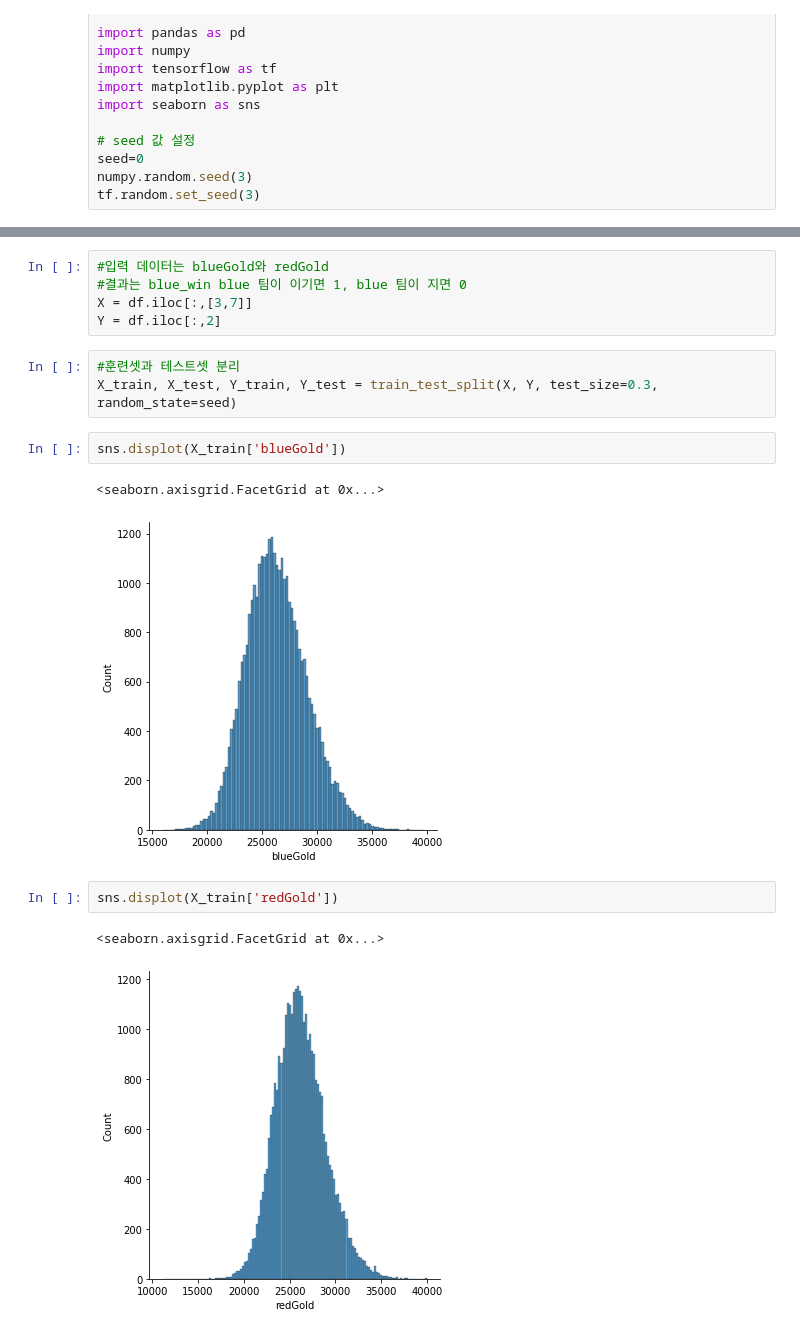
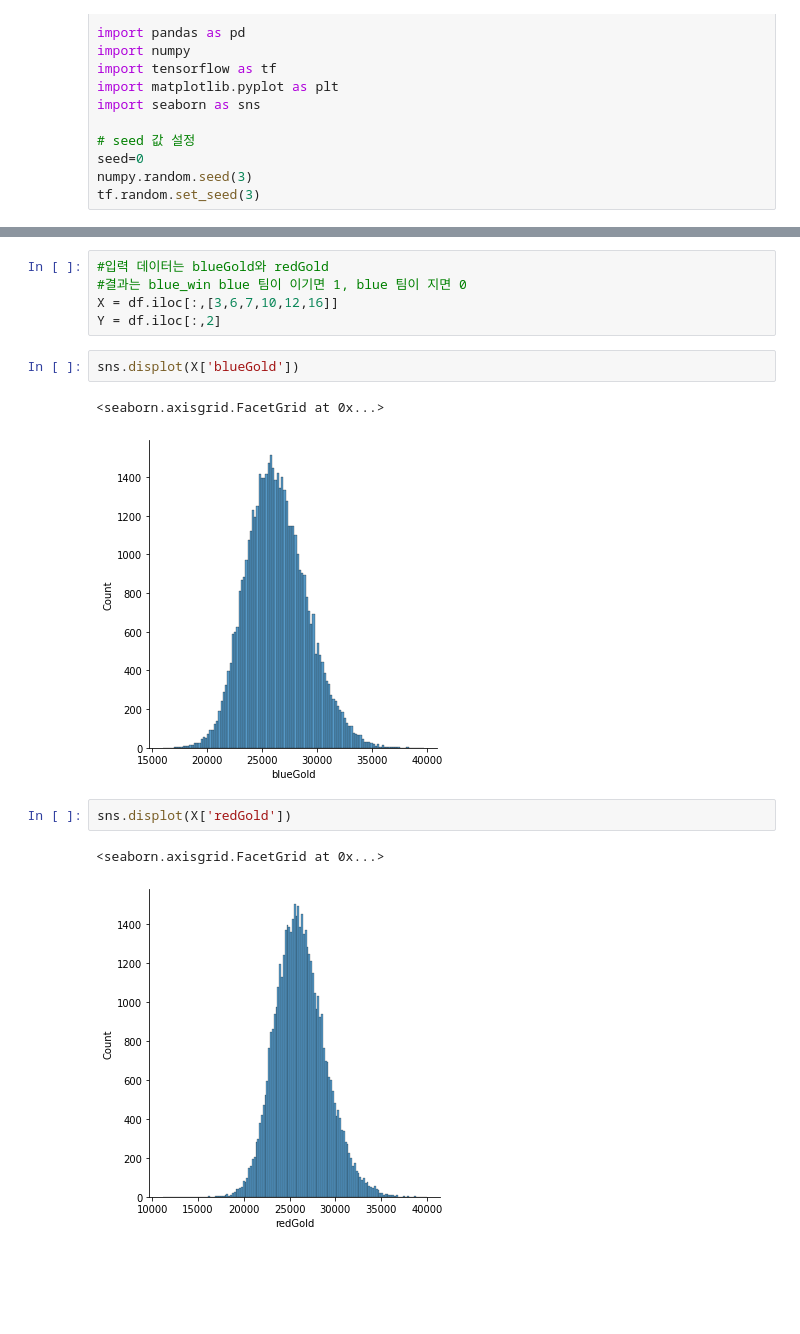
Before and after one commit to Juhan324/3-2-AI-project, a Jupyter notebook: AI project/League of Legends Diamond Games (First 15 Minutes)/League of Legends Diamond Games (First 15 Minutes).ipynb, the cells around one changed output, grey strips where cells are left out. Saved outputs shown, nothing was run; the diff lists cells and outputs as text; blank space fills up the shorter version.

```diff
--- a/AI project/League of Legends Diamond Games (First 15 Minutes)/League of Legends Diamond Games (First 15 Minutes).ipynb
+++ b/AI project/League of Legends Diamond Games (First 15 Minutes)/League of Legends Diamond Games (First 15 Minutes).ipynb
@@ -92,19 +92,16 @@ df.corr()
 # %%
 #입력 데이터는 blueGold와 redGold
 #결과는 blue_win blue 팀이 이기면 1, blue 팀이 지면 0
-X = df.iloc[:,[3,7]]
+X = df.iloc[:,[3,6,7,10,12,16]]
 Y = df.iloc[:,2]
-# %%
-#훈련셋과 테스트셋 분리
-X_train, X_test, Y_train, Y_test = train_test_split(X, Y, test_size=0.3, random_state=seed)
 # %%
-sns.displot(X_train['blueGold'])
+sns.displot(X['blueGold'])
 # %% [output]
 <seaborn.axisgrid.FacetGrid at 0x...>
-[figure, old version]
+[figure, new version]
 # %%
-sns.displot(X_train['redGold'])
+sns.displot(X['redGold'])
 # %% [output]
 <seaborn.axisgrid.FacetGrid at 0x...>
-[figure, old version]
+[figure, new version]
 # %%
```
Also changed, not shown: parts of 4 cells of this notebook.
